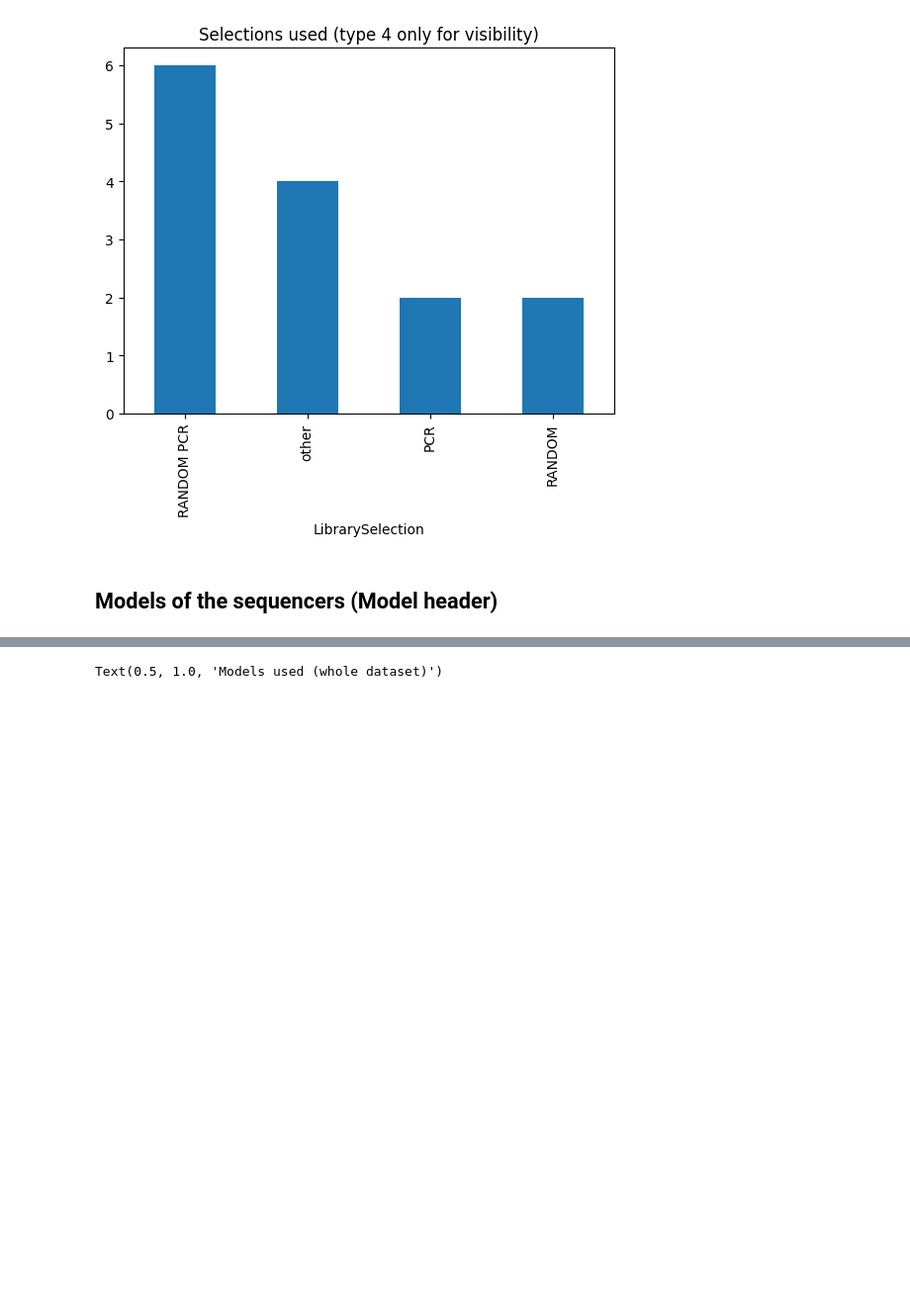
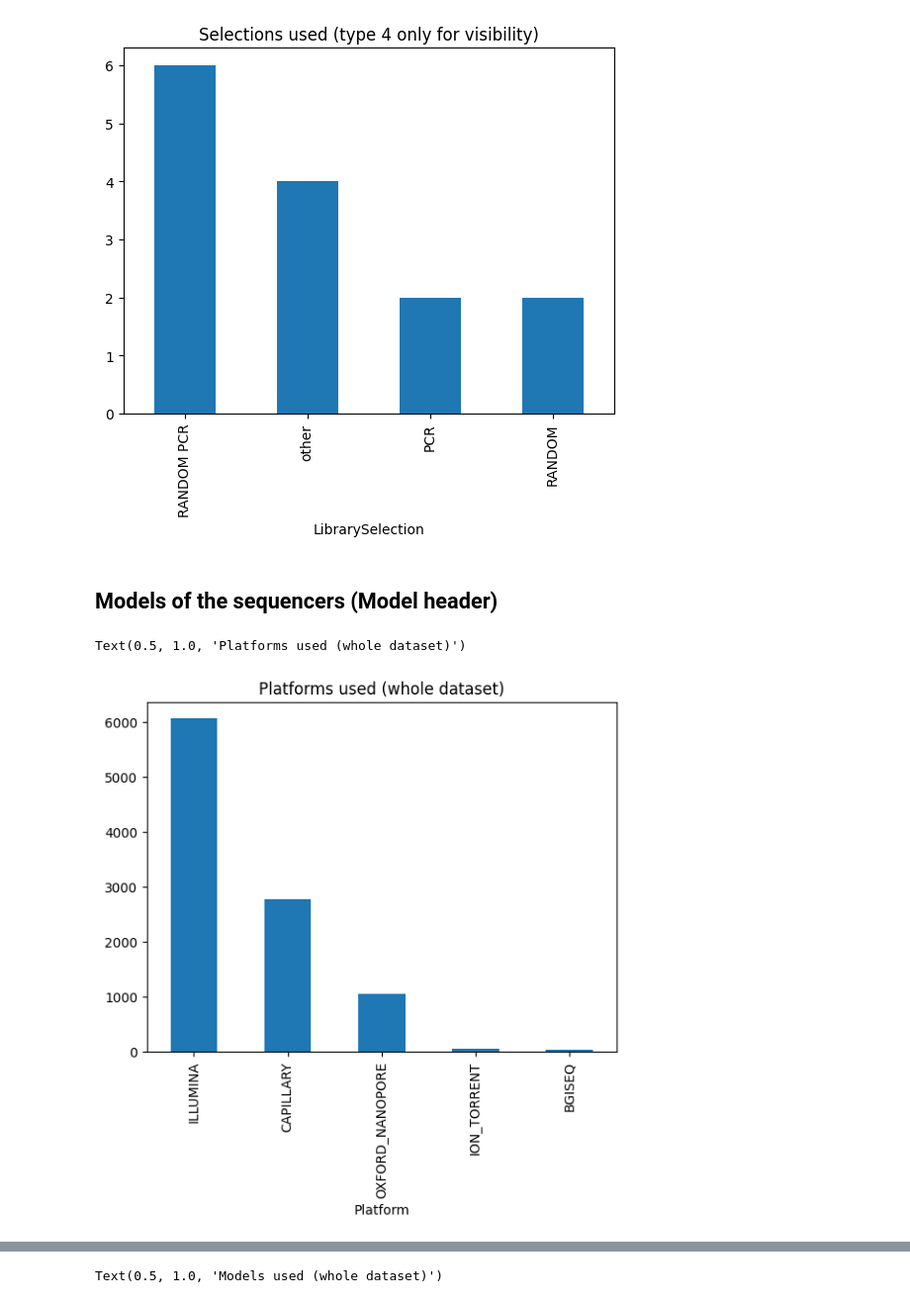
Before and after one commit to Fossam40/DENV-dataAnalysis, a Jupyter notebook: sampleStatistics.ipynb, the cells around one changed output, grey strips where cells are left out. Shown: that part at 99% size. Cells and saved outputs as stored; diff of their text form; code cells hidden in the pictures; blank space fills up the shorter version.

```diff
--- a/sampleStatistics.ipynb
+++ b/sampleStatistics.ipynb
@@ -181,3 +204,9 @@ Text(0.5, 1.0, 'Selections used (type 4 only for visibility)')
 [figure]
 # %% [markdown]
 ## Models of the sequencers (Model header)
+# %%
+dataset["Platform"].value_counts().plot(kind = 'bar')
+plt.title("Platforms used (whole dataset)")
+# %% [output]
+Text(0.5, 1.0, 'Platforms used (whole dataset)')
+[figure, added]
```
Also changed, not shown: parts of 21 cells of this notebook.
